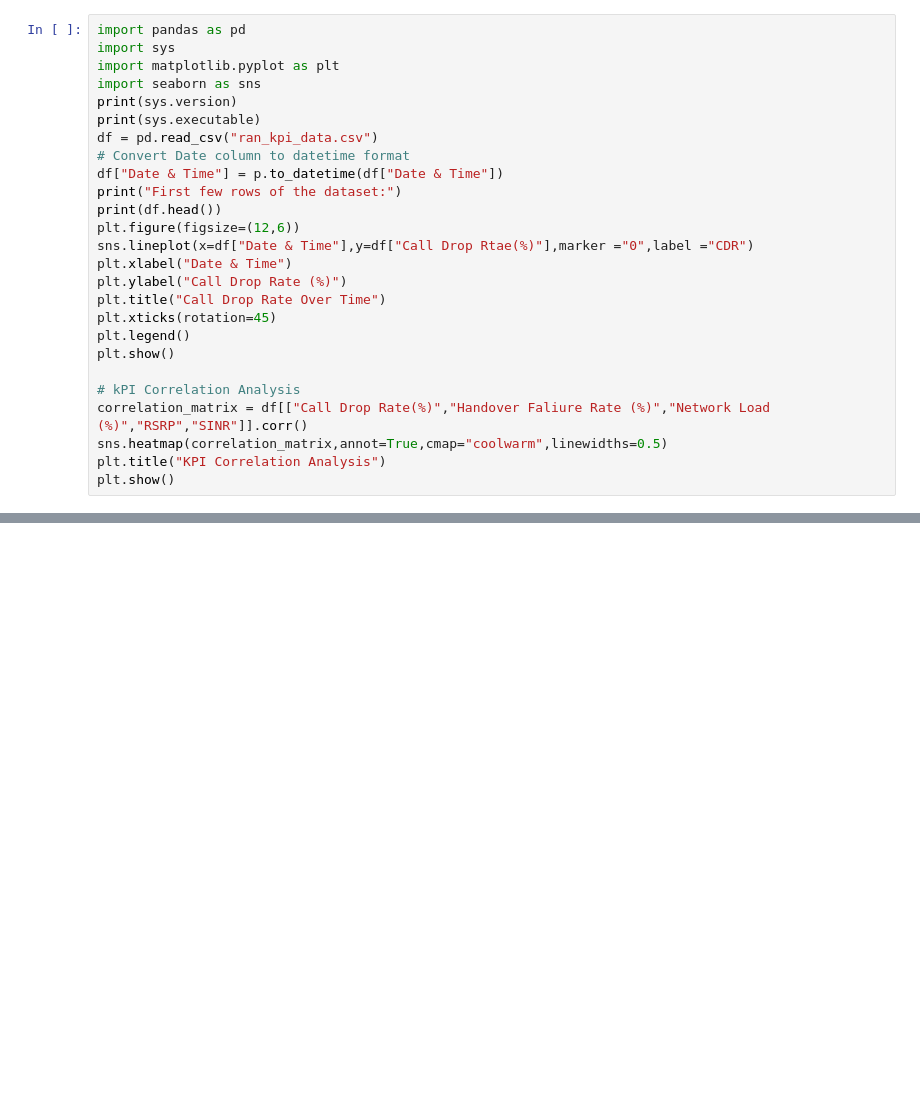
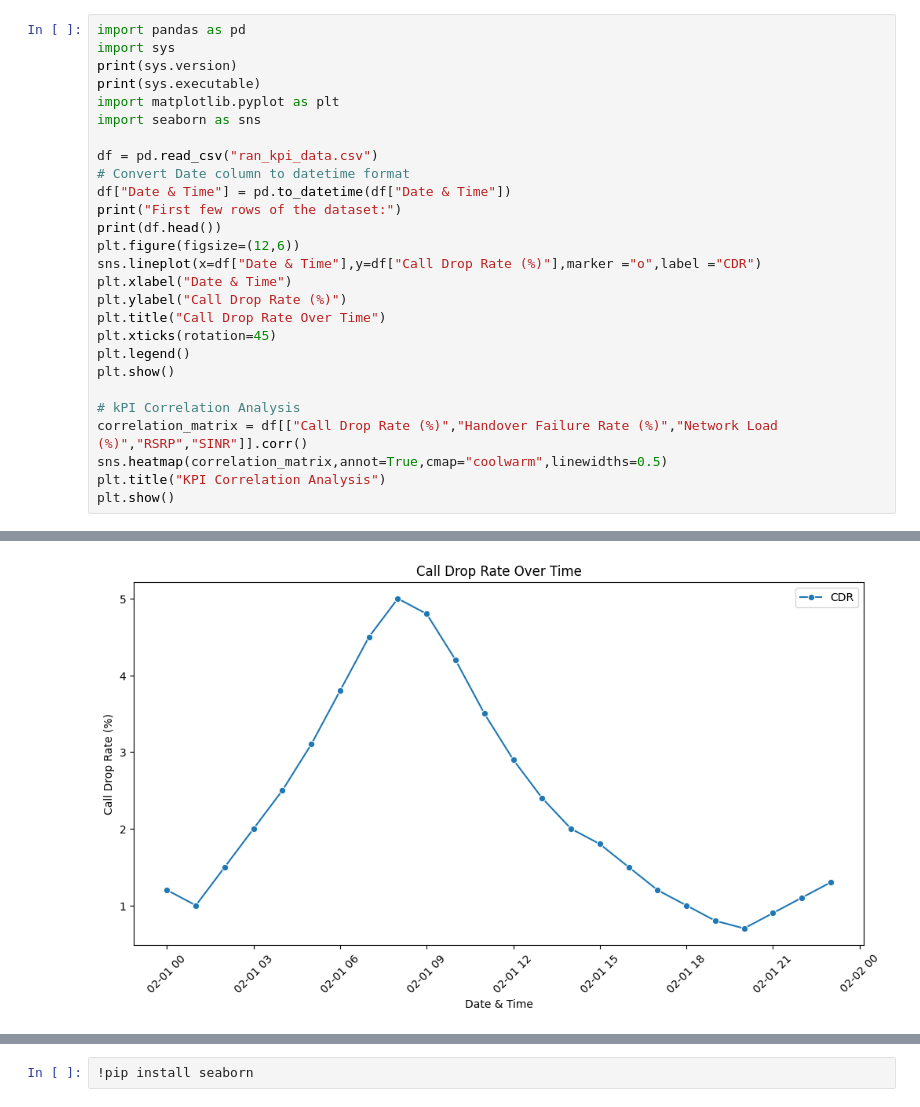
Before and after one commit to Anjana8991/Python_Projects, a Jupyter notebook: kpi.ipynb, the cells around one changed output, grey strips where cells are left out. Cells and saved outputs as stored; diff of their text form; blank space fills up the shorter version.

```diff
--- a/kpi.ipynb
+++ b/kpi.ipynb
@@ -1,17 +1,18 @@
 # %%
 import pandas as pd
 import sys
+print(sys.version)
+print(sys.executable)
 import matplotlib.pyplot as plt
 import seaborn as sns
-print(sys.version)
-print(sys.executable)
+
 df = pd.read_csv("ran_kpi_data.csv")
 # Convert Date column to datetime format
-df["Date & Time"] = p.to_datetime(df["Date & Time"])
+df["Date & Time"] = pd.to_datetime(df["Date & Time"])
 print("First few rows of the dataset:")
 print(df.head())
 plt.figure(figsize=(12,6))
-sns.lineplot(x=df["Date & Time"],y=df["Call Drop Rtae(%)"],marker ="0",label ="CDR")
+sns.lineplot(x=df["Date & Time"],y=df["Call Drop Rate (%)"],marker ="o",label ="CDR")
 plt.xlabel("Date & Time")
 plt.ylabel("Call Drop Rate (%)")
 plt.title("Call Drop Rate Over Time")
@@ -20,7 +21,7 @@ plt.legend()
 plt.show()
 
 # kPI Correlation Analysis
-correlation_matrix = df[["Call Drop Rate(%)","Handover Faliure Rate (%)","Network Load (%)","RSRP","SINR"]].corr()
+correlation_matrix = df[["Call Drop Rate (%)","Handover Failure Rate (%)","Network Load (%)","RSRP","SINR"]].corr()
 sns.heatmap(correlation_matrix,annot=True,cmap="coolwarm",linewidths=0.5)
 plt.title("KPI Correlation Analysis")
 plt.show()
@@ -28,0 +45 @@ ModuleNotFoundError: No module named 'seaborn'
+[figure, added]
@@ -28,0 +47,2 @@ ModuleNotFoundError: No module named 'seaborn'
+# %%
+!pip install seaborn
```
Also changed, not shown: parts of 2 cells of this notebook, 2 other files.
